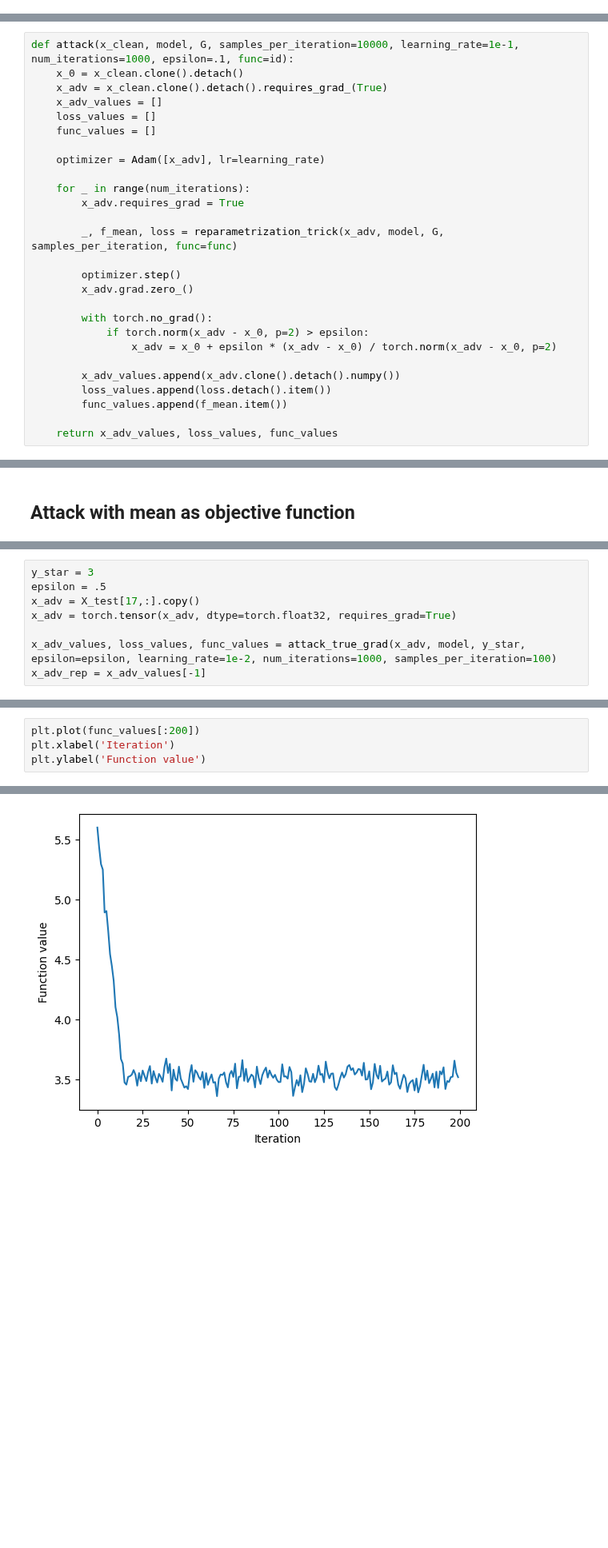
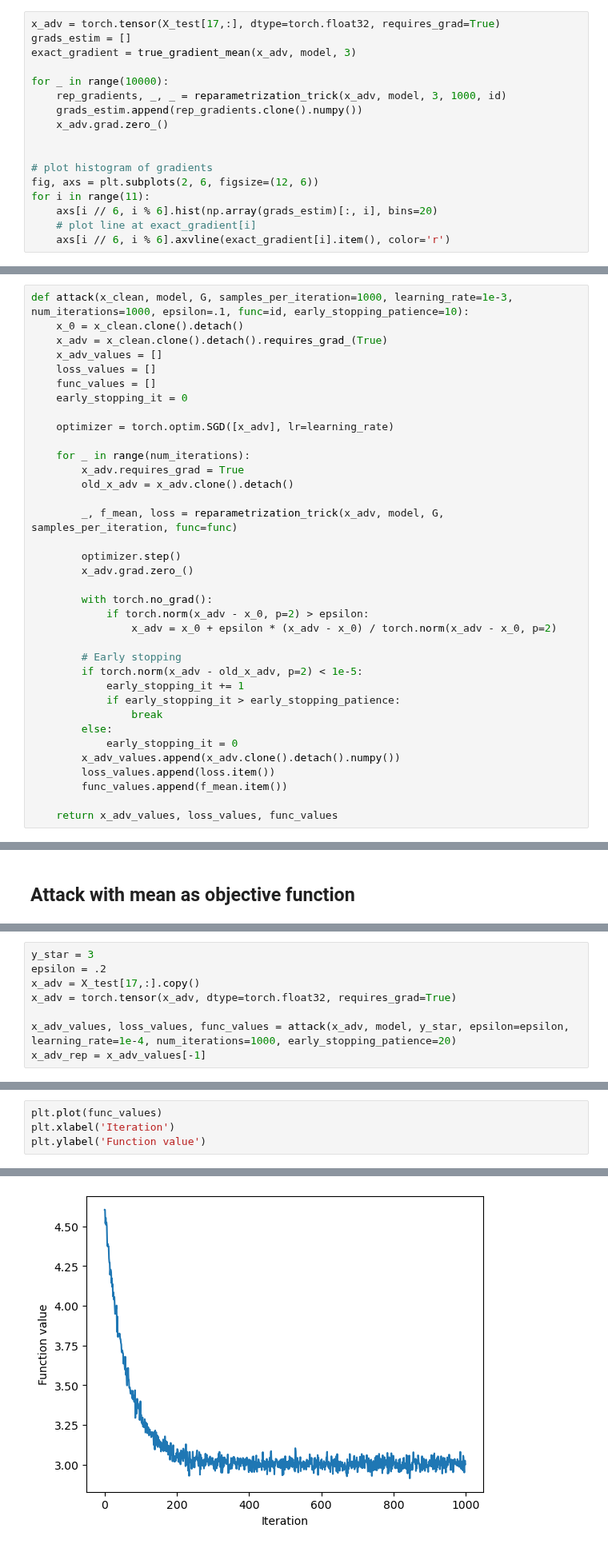
Before and after one commit to pablogarciarce/AdvReg, a Jupyter notebook: notebooks/test_point_attack.ipynb, the cells around one changed output, grey strips where cells are left out. Shown at 80% size. Saved outputs shown, nothing was run; the diff lists cells and outputs as text; blank space fills up the shorter version.

Commit message:
added toy data and some plots

```diff
--- a/notebooks/test_point_attack.ipynb
+++ b/notebooks/test_point_attack.ipynb
@@ -77,0 +84,17 @@ Text(0, 0.5, '||gradient - true gradient||')
+# %%
+x_adv = torch.tensor(X_test[17,:], dtype=torch.float32, requires_grad=True)
+grads_estim = []
+exact_gradient = true_gradient_mean(x_adv, model, 3)
+
+for _ in range(10000):
+    rep_gradients, _, _ = reparametrization_trick(x_adv, model, 3, 1000, id)
+    grads_estim.append(rep_gradients.clone().numpy())
+    x_adv.grad.zero_()
+
+
+# plot histogram of gradients
+fig, axs = plt.subplots(2, 6, figsize=(12, 6))
+for i in range(11):
+    axs[i // 6, i % 6].hist(np.array(grads_estim)[:, i], bins=20)
+    # plot line at exact_gradient[i]
+    axs[i // 6, i % 6].axvline(exact_gradient[i].item(), color='r')
@@ -78,15 +103,17 @@ Text(0, 0.5, '||gradient - true gradient||')
 # %%
-def attack(x_clean, model, G, samples_per_iteration=10000, learning_rate=1e-1, num_iterations=1000, epsilon=.1, func=id):
+def attack(x_clean, model, G, samples_per_iteration=1000, learning_rate=1e-3, num_iterations=1000, epsilon=.1, func=id, early_stopping_patience=10):
     x_0 = x_clean.clone().detach()
     x_adv = x_clean.clone().detach().requires_grad_(True)
     x_adv_values = []
     loss_values = []
     func_values = []
+    early_stopping_it = 0
 
-    optimizer = Adam([x_adv], lr=learning_rate)
+    optimizer = torch.optim.SGD([x_adv], lr=learning_rate)
 
     for _ in range(num_iterations):
         x_adv.requires_grad = True
+        old_x_adv = x_adv.clone().detach()
 
         _, f_mean, loss = reparametrization_trick(x_adv, model, G, samples_per_iteration, func=func)
 
@@ -97,8 +124,15 @@ def attack(x_clean, model, G, samples_per_iteration=10000, learning_rate=1e-1, n
             if torch.norm(x_adv - x_0, p=2) > epsilon:
                 x_adv = x_0 + epsilon * (x_adv - x_0) / torch.norm(x_adv - x_0, p=2)
 
+        # Early stopping
+        if torch.norm(x_adv - old_x_adv, p=2) < 1e-5:
+            early_stopping_it += 1
+            if early_stopping_it > early_stopping_patience:
+                break
+        else:
+            early_stopping_it = 0
         x_adv_values.append(x_adv.clone().detach().numpy())
-        loss_values.append(loss.detach().item())
+        loss_values.append(loss.item())
         func_values.append(f_mean.item())
 
     return x_adv_values, loss_values, func_values
@@ -148,9 +210,9 @@ Text(0, 0.5, 'Function value')
 # %%
 y_star = 3
-epsilon = .5
+epsilon = .2
 x_adv = X_test[17,:].copy()
 x_adv = torch.tensor(x_adv, dtype=torch.float32, requires_grad=True)
 
-x_adv_values, loss_values, func_values = attack_true_grad(x_adv, model, y_star, epsilon=epsilon, learning_rate=1e-2, num_iterations=1000, samples_per_iteration=100)
+x_adv_values, loss_values, func_values = attack(x_adv, model, y_star, epsilon=epsilon, learning_rate=1e-4, num_iterations=1000, early_stopping_patience=20)
 x_adv_rep = x_adv_values[-1]
 # %%
@@ -163,7 +225,7 @@ Text(0, 0.5, 'Loss')
 # %%
-plt.plot(func_values[:200])
+plt.plot(func_values)
 plt.xlabel('Iteration')
 plt.ylabel('Function value')
 # %% [output]
 Text(0, 0.5, 'Function value')
-[figure, old version]
+[figure, new version]
```
Also changed, not shown: parts of 23 cells of this notebook, 4 other files.
